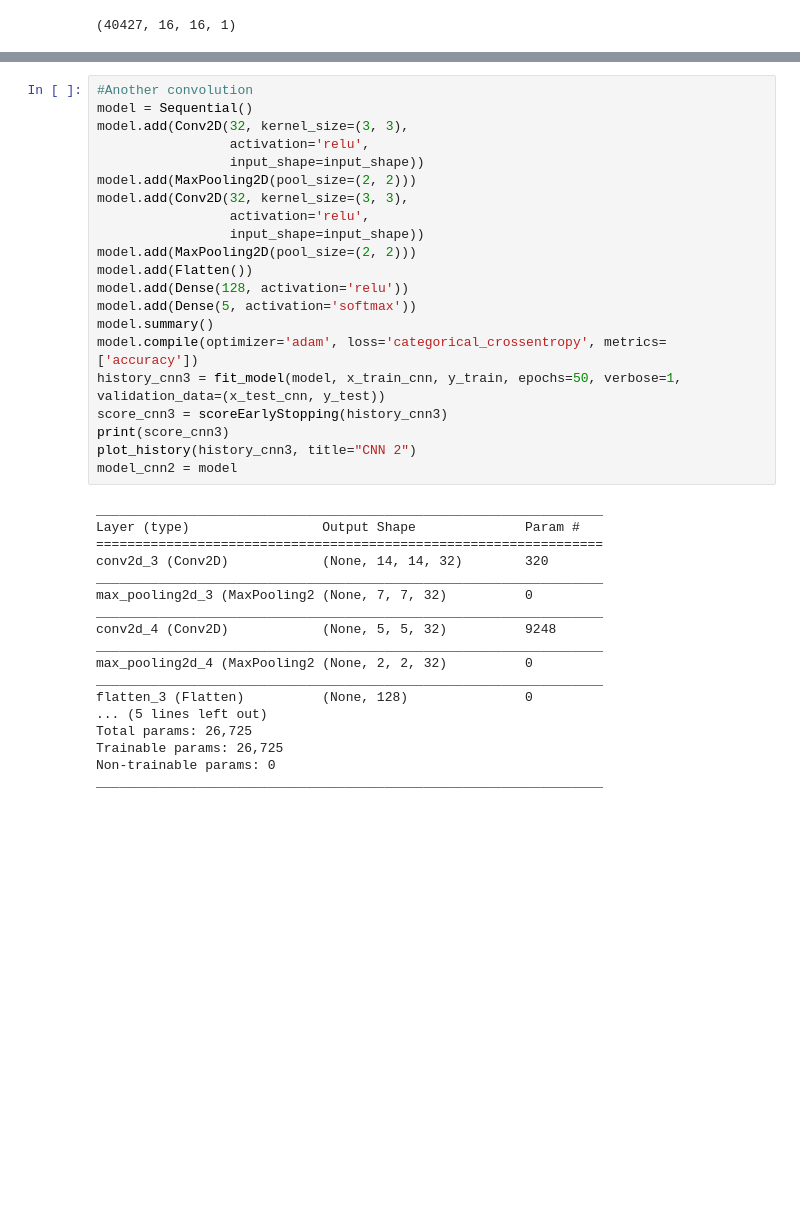
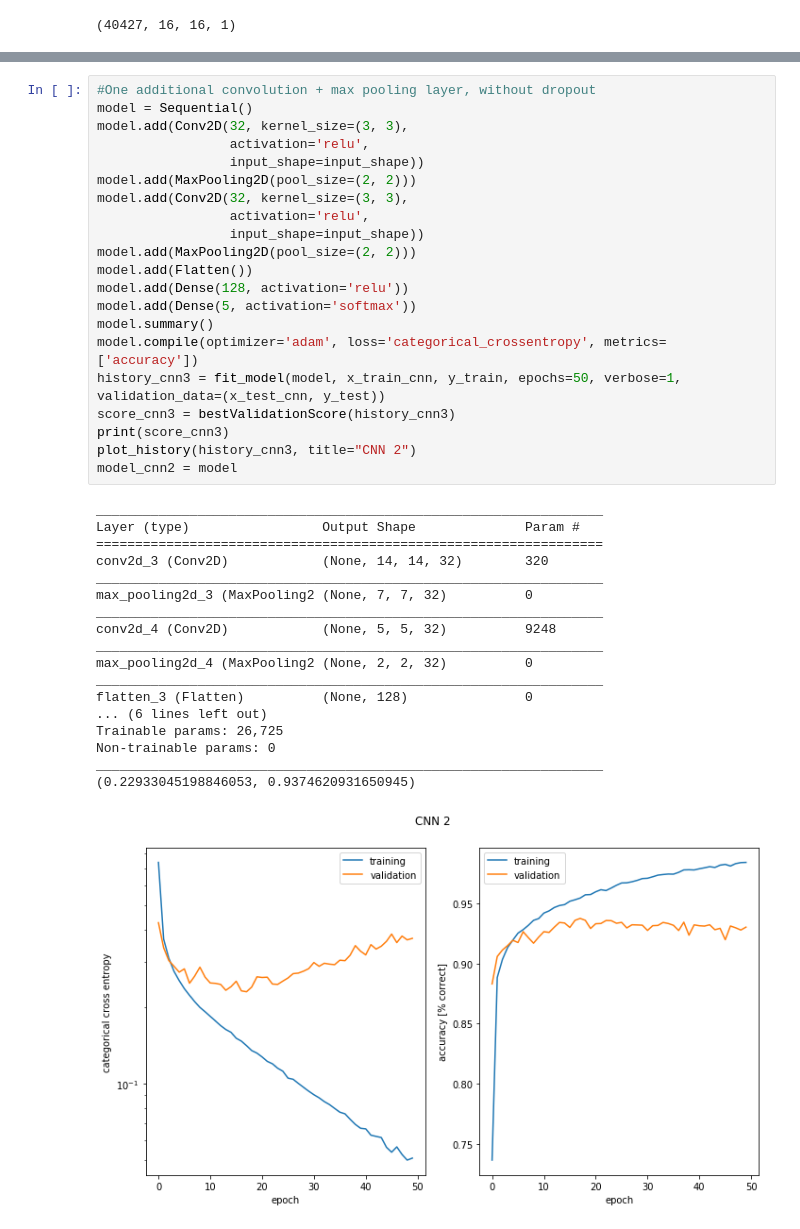
Before and after one commit to adrian-valente/ANN_project1, a Jupyter notebook: miniproject1.ipynb, the cells around one changed output, grey strips where cells are left out. Saved outputs shown, nothing was run; the diff lists cells and outputs as text; blank space fills up the shorter version.

```diff
--- a/miniproject1.ipynb
+++ b/miniproject1.ipynb
@@ -1125,7 +1227,7 @@ _________________________________________________________________
 (0.23415951132854687, 0.9341599837822191)
 [figure]
 # %%
-#Another convolution
+#One additional convolution + max pooling layer, without dropout
 model = Sequential()
 model.add(Conv2D(32, kernel_size=(3, 3),
                  activation='relu',
@@ -1133,33 +1235,34 @@ model.add(Conv2D(32, kernel_size=(3, 3),
 model.add(MaxPooling2D(pool_size=(2, 2)))
 model.add(Conv2D(32, kernel_size=(3, 3),
                  activation='relu',
                  input_shape=input_shape))
 model.add(MaxPooling2D(pool_size=(2, 2)))
 model.add(Flatten())
 model.add(Dense(128, activation='relu'))
 model.add(Dense(5, activation='softmax'))
 model.summary()
 model.compile(optimizer='adam', loss='categorical_crossentropy', metrics=['accuracy'])
 history_cnn3 = fit_model(model, x_train_cnn, y_train, epochs=50, verbose=1, validation_data=(x_test_cnn, y_test))
-score_cnn3 = scoreEarlyStopping(history_cnn3)
+score_cnn3 = bestValidationScore(history_cnn3)
 print(score_cnn3)
 plot_history(history_cnn3, title="CNN 2")
 model_cnn2 = model
 # %% [output]
 _________________________________________________________________
 Layer (type)                 Output Shape              Param #
 =================================================================
 conv2d_3 (Conv2D)            (None, 14, 14, 32)        320
 _________________________________________________________________
 max_pooling2d_3 (MaxPooling2 (None, 7, 7, 32)          0
 _________________________________________________________________
 conv2d_4 (Conv2D)            (None, 5, 5, 32)          9248
 _________________________________________________________________
 max_pooling2d_4 (MaxPooling2 (None, 2, 2, 32)          0
 _________________________________________________________________
 flatten_3 (Flatten)          (None, 128)               0
-... (5 lines left out)
-Total params: 26,725
+... (6 lines left out)
 Trainable params: 26,725
 Non-trainable params: 0
 _________________________________________________________________
+(0.22933045198846053, 0.9374620931650945)
+[figure, added]
```
Also changed, not shown: parts of 40 cells of this notebook.
